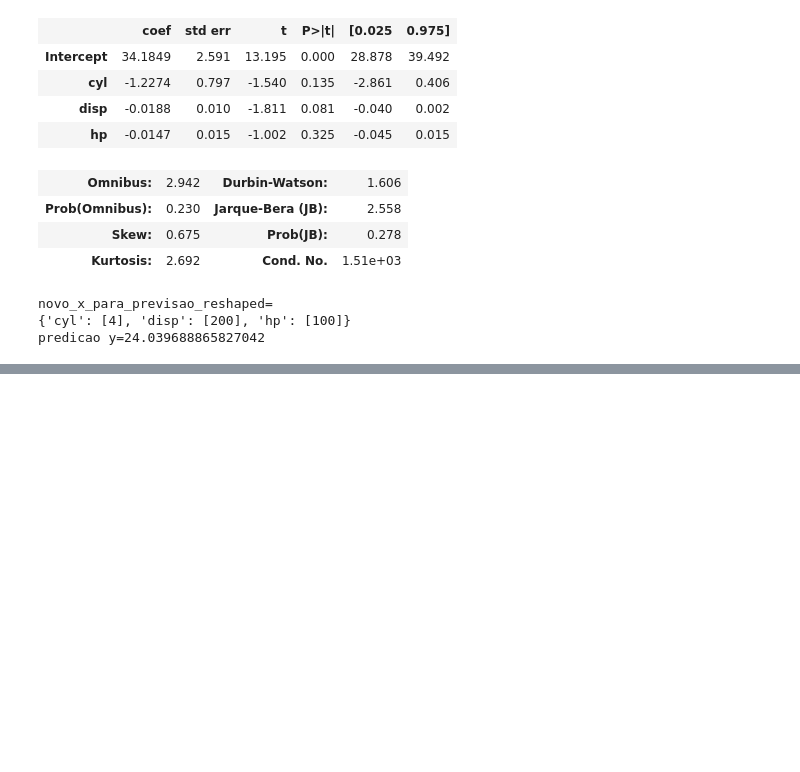
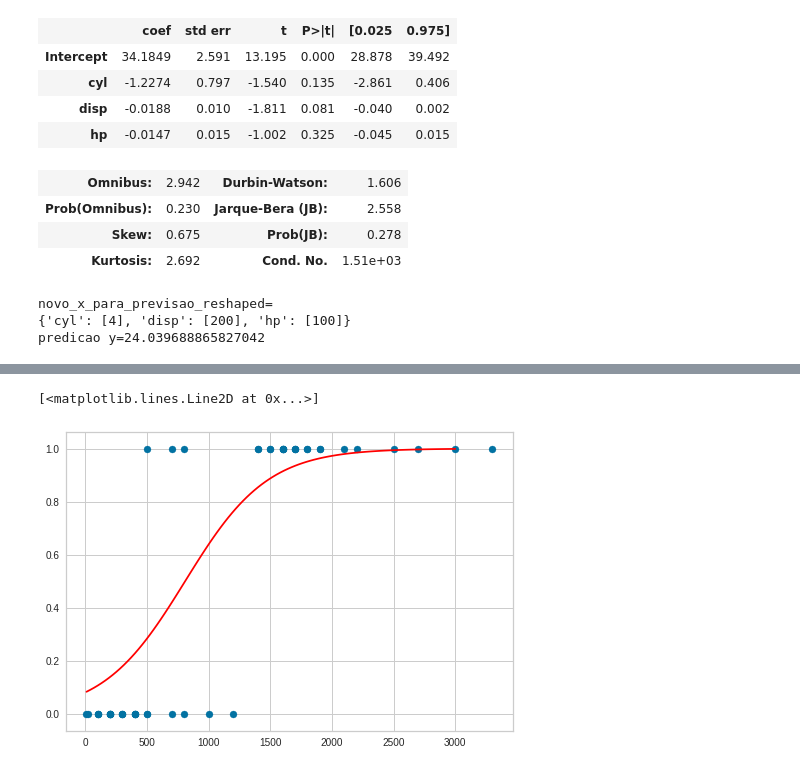
Before and after one commit to ronivaldo/udemy-curso-cientista_dados, a Jupyter notebook: 02_Estatistica_II.ipynb, the cells around one changed output, grey strips where cells are left out. Saved outputs shown, nothing was run; the diff lists cells and outputs as text; code cells hidden in the pictures; blank space fills up the shorter version.

```diff
--- a/02_Estatistica_II.ipynb
+++ b/02_Estatistica_II.ipynb
@@ -601,0 +712,11 @@ predicao y=24.039688865827042
+# %%
+X = base.iloc[:, 2].values
+print('X=')
+print(X[:5])
+X_reshaped = X[:, np.newaxis]
+print('X_reshaped=')
+print(X_reshaped[:5])
+
+y = base.iloc[:, 1].values
+print('y=')
+print(y[:5])
@@ -601,0 +734,23 @@ predicao y=24.039688865827042
+# %%
+# modelo
+modelo = LogisticRegression()
+modelo.fit(X_reshaped, y)
+
+m = modelo.coef_
+b = modelo.intercept_
+# %%
+plt.scatter(X, y)
+# gera numeros aleatorios, a partir de 10, ate 3000, com 100 registros
+X_teste = np.linspace(10, 3000, 100)
+
+# funcao que retorna a sigmoide
+def model(x):
+  return 1/(1 + np.exp(-x))
+
+# resultado, ravel transforma o numpy.array para vetor
+r = model(X_teste * m + b).ravel()
+
+plt.plot(X_teste, r, color = 'red')
+# %% [output]
+[<matplotlib.lines.Line2D at 0x...>]
+[figure, added]
```
Also changed, not shown: parts of 15 cells of this notebook.
